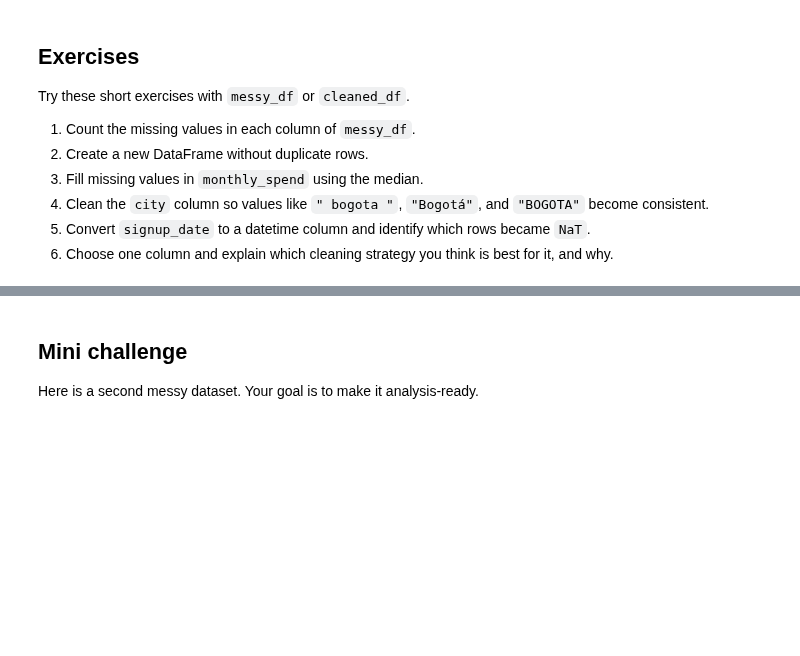
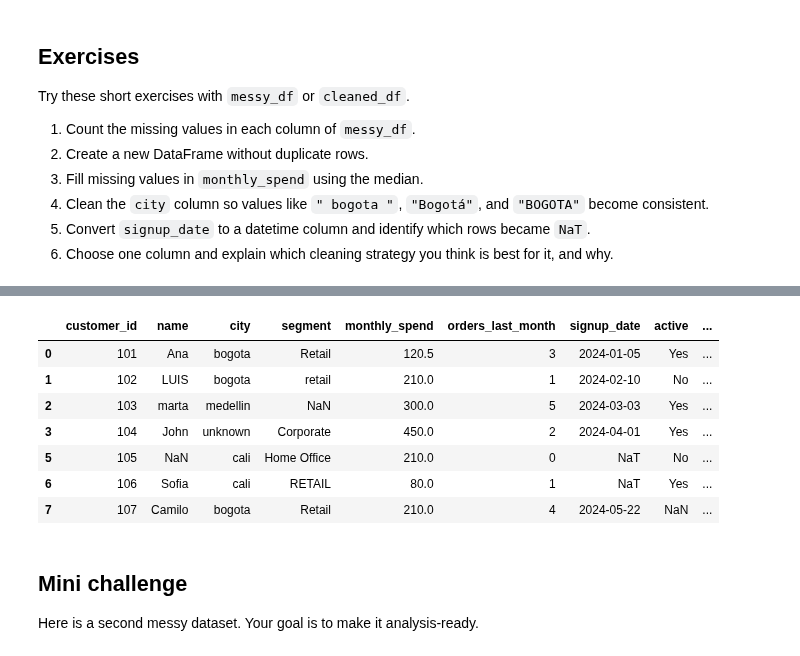
Before and after one commit to vanesalo10/python_data_course, a Jupyter notebook: Data_analytics/03_missing_values_and_cleaning.ipynb, the cells around one changed output, grey strips where cells are left out. Saved outputs shown, nothing was run; the diff lists cells and outputs as text; code cells hidden in the pictures; blank space fills up the shorter version.

```diff
--- a/Data_analytics/03_missing_values_and_cleaning.ipynb
+++ b/Data_analytics/03_missing_values_and_cleaning.ipynb
@@ -530,0 +379,3 @@ Try these short exercises with `messy_df` or `cleaned_df`.
+# %%
+ex_messy_cleaned_df = messy_df.drop_duplicates().copy()
+ex_messy_cleaned_df.info()
@@ -531,3 +399,26 @@ Try these short exercises with `messy_df` or `cleaned_df`.
+# %%
+ex_messy_cleaned_df["monthly_spend"] = (
+    ex_messy_cleaned_df["monthly_spend"].fillna(ex_messy_cleaned_df["monthly_spend"].median())
+)
+ex_messy_cleaned_df["city"] = (
+    ex_messy_cleaned_df["city"]
+    .fillna("unknown")
+    .str.strip()
+    .str.lower()
+    .str.replace("bogotá", "bogota", regex=False)
+)
+
+ex_messy_cleaned_df["signup_date"] = pd.to_datetime(ex_messy_cleaned_df["signup_date"], errors="coerce", format = "mixed")
+ex_messy_cleaned_df
+# %% [output]
+|  | customer_id | name | city | segment | monthly_spend | orders_last_month | signup_date | active | ... |
+| 0 | 101 | Ana | bogota | Retail | 120.5 | 3 | 2024-01-05 | Yes | ... |
+| 1 | 102 | LUIS | bogota | retail | 210.0 | 1 | 2024-02-10 | No | ... |
+| 2 | 103 | marta | medellin | NaN | 300.0 | 5 | 2024-03-03 | Yes | ... |
+| 3 | 104 | John | unknown | Corporate | 450.0 | 2 | 2024-04-01 | Yes | ... |
+| 5 | 105 | NaN | cali | Home Office | 210.0 | 0 | NaT | No | ... |
+| 6 | 106 | Sofia | cali | RETAIL | 80.0 | 1 | NaT | Yes | ... |
+| 7 | 107 | Camilo | bogota | Retail | 210.0 | 4 | 2024-05-22 | NaN | ... |
 # %% [markdown]
 ## Mini challenge
 
```
Also changed, not shown: parts of 23 cells of this notebook, 7 other files.
